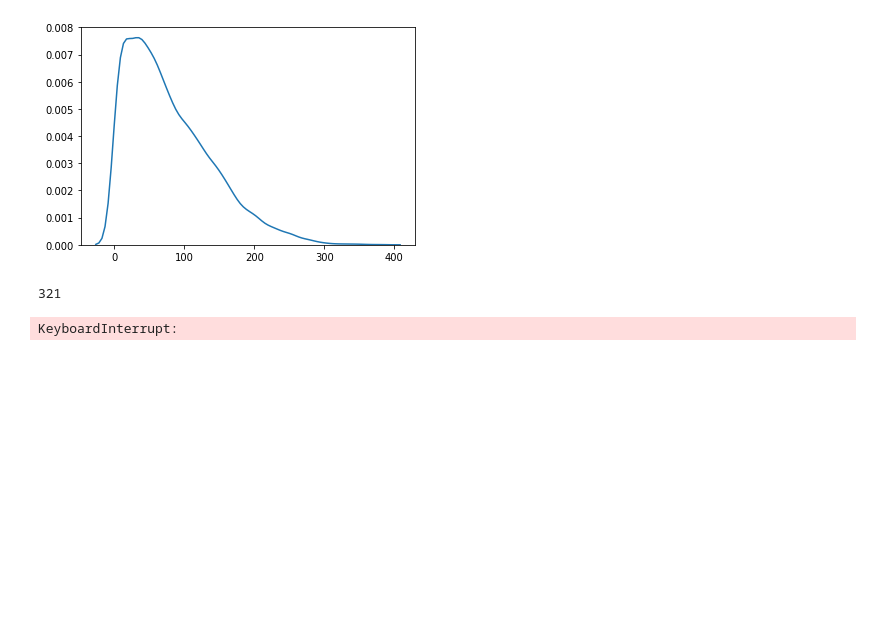
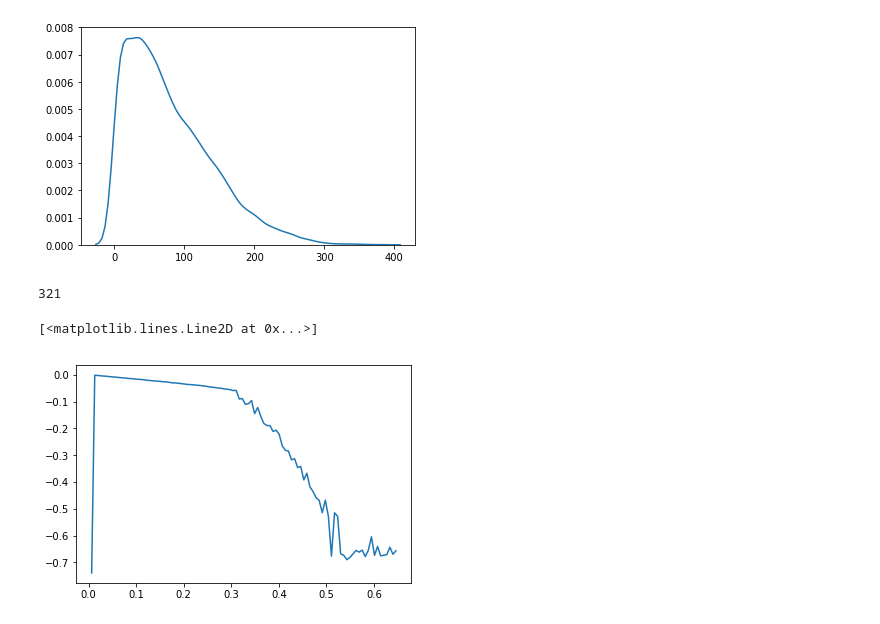
Before and after one commit to herman72/Aged-Network, a Jupyter notebook: Code/Main_Aged_Network.ipynb, the cells around one changed output. Cells and saved outputs as stored; diff of their text form; code cells hidden in the pictures; blank space fills up the shorter version.

Commit message:
Mean Energy & Time normal for 32,64,100

```diff
--- a/Code/Main_Aged_Network.ipynb
+++ b/Code/Main_Aged_Network.ipynb
@@ -250,9 +250,12 @@ np.reshape(Fun_Test[3][0],(1,len(Fun_Test[3][0])**2))[0].max()
 # %%
 Mean_Ene = []
 Thresh = []
-for i in range(14,1401,14):
-    Fun_Test1 = Mainfunc(64,i,15000,1,10)
+for i in range(32,3201,32):
+    Fun_Test1 = Mainfunc(100,i,70000,1,10)
     Mean_Ene.append(np.mean(Fun_Test1[1]))
-    Thresh.append(i/sc.special.comb(64,2))
+    Thresh.append(i/sc.special.comb(100,2))
-# %% [output]
-KeyboardInterrupt:
+# %%
+plt.plot(Thresh,Mean_Ene)
+# %% [output]
+[<matplotlib.lines.Line2D at 0x...>]
+[figure, added]
```
Also changed, not shown: parts of 1 cell of this notebook, 6 other files.
